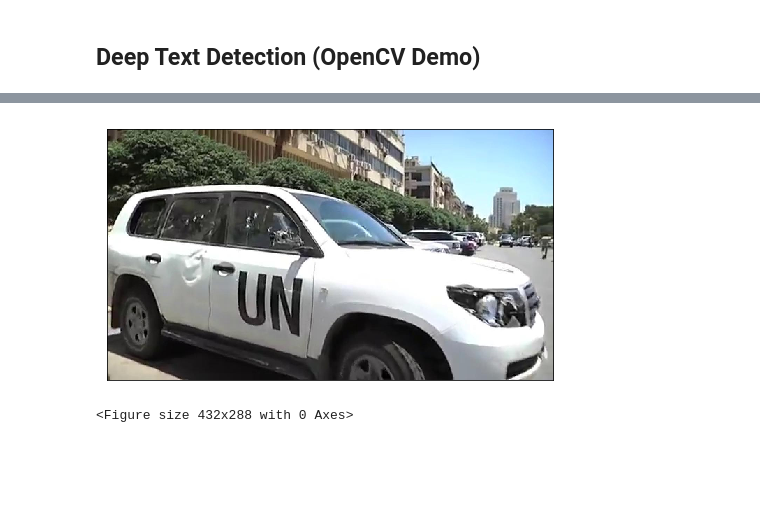
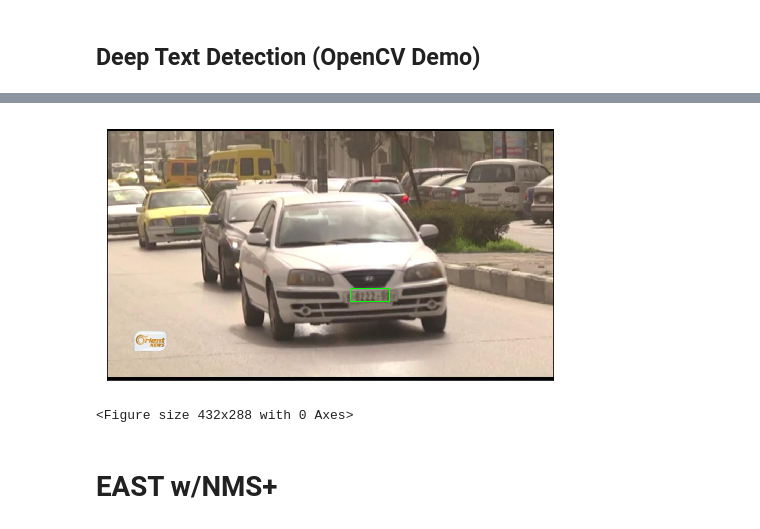
Before and after one commit to vframeio/_vframe_v0_archived, a Jupyter notebook: notebooks/text_detection/text_detection.ipynb, the cells around one changed output, grey strips where cells are left out. Saved outputs shown, nothing was run; the diff lists cells and outputs as text; code cells hidden in the pictures; blank space fills up the shorter version.

```diff
--- a/notebooks/text_detection/text_detection.ipynb
+++ b/notebooks/text_detection/text_detection.ipynb
@@ -68,20 +94,22 @@ import imutils
 from imutils.object_detection import non_max_suppression
 # %%
 fp_model = join(cfg.DIR_MODELS_TF, 'east', 'frozen_east_text_detection.pb')
-net = cv.dnn.readNetFromTensorflow(fp_model)
+net_east = cv.dnn.readNetFromTensorflow(fp_model)
 # %%
 layerNames = ["feature_fusion/Conv_7/Sigmoid", "feature_fusion/concat_3"]
 # %%
-# get random image
+## get random image
 fp_im_test = np.random.choice(im_test_list)
 # load
-im = cv.imread(fp_im_test)
-orig = im.copy()
+im_orig = cv.imread(fp_im_test)
+im = im_orig.copy()
+orig = im_orig.copy()
 (H, W) = im.shape[:2]
 
 # set the new width and height and then determine the ratio in change
 # for both the width and height
-(newW, newH) = (320, 320)
+# (newW, newH) = (320, 320)
+(newW, newH) = (32*10, 32*10)
 rW = W / float(newW)
 rH = H / float(newH)
 
@@ -92,8 +120,8 @@ im = cv.resize(im, (newW, newH))
 
 blob = cv.dnn.blobFromImage(im, 1.0, (W, H), (123.68, 116.78, 103.94), swapRB=True, crop=False)
 
-net.setInput(blob)
-(scores, geometry) = net.forward(layerNames)
+net_east.setInput(blob)
+(scores, geometry) = net_east.forward(layerNames)
 # inference
 
 (numRows, numCols) = scores.shape[2:4]
@@ -113,43 +141,41 @@ for y in range(0, numRows):
   anglesData = geometry[0, 4, y]
 
 
-# loop over the number of columns
-for x in range(0, numCols):
-  # if our score does not have sufficient probability, ignore it
-  if scoresData[x] < 0.5:
-    print('ignore: {}'.format(scoresData[x]))
-    continue
+  # loop over the number of columns
+  for x in range(0, numCols):
+    # if our score does not have sufficient probability, ignore it
+    if scoresData[x] < 0.75:
+      continue
 
-  # compute the offset factor as our resulting feature maps will
-  # be 4x smaller than the input image
-  (offsetX, offsetY) = (x * 4.0, y * 4.0)
+    # compute the offset factor as our resulting feature maps will
+    # be 4x smaller than the input image
+    (offsetX, offsetY) = (x * 4.0, y * 4.0)
 
-  # extract the rotation angle for the prediction and then
-  # compute the sin and cosine
-  angle = anglesData[x]
-  cos = np.cos(angle)
-  sin = np.sin(angle)
+    # extract the rotation angle for the prediction and then
+    # compute the sin and cosine
+    angle = anglesData[x]
+    cos = np.cos(angle)
+    sin = np.sin(angle)
 
-  # use the geometry volume to derive the width and height of
-  # the bounding box
-  h = xData0[x] + xData2[x]
-  w = xData1[x] + xData3[x]
+    # use the geometry volume to derive the width and height of
+    # the bounding box
+    h = xData0[x] + xData2[x]
+    w = xData1[x] + xData3[x]
 
-  # compute both the starting and ending (x, y)-coordinates for
-  # the text prediction bounding box
-  endX = int(offsetX + (cos * xData1[x]) + (sin * xData2[x]))
-  endY = int(offsetY - (sin * xData1[x]) + (cos * xData2[x]))
-  startX = int(endX - w)
-  startY = int(endY - h)
+    # compute both the starting and ending (x, y)-coordinates for
+    # the text prediction bounding box
+    endX = int(offsetX + (cos * xData1[x]) + (sin * xData2[x]))
+    endY = int(offsetY - (sin * xData1[x]) + (cos * xData2[x]))
+    startX = int(endX - w)
+    startY = int(endY - h)
 
-  # add the bounding box coordinates and probability score to
-  # our respective lists
-  rects.append((startX, startY, endX, endY))
-  confidences.append(scoresData[x])
+    # add the bounding box coordinates and probability score to
+    # our respective lists
+    rects.append((startX, startY, endX, endY))
+    confidences.append(scoresData[x])
 
 # apply non-maxima suppression to suppress weak, overlapping bounding
 # boxes
-print(rects)
 boxes = non_max_suppression(np.array(rects), probs=confidences)
 
 # loop over the bounding boxes
@@ -165,6 +191,5 @@ for (startX, startY, endX, endY) in boxes:
   # draw the bounding box on the image
   cv.rectangle(orig, (startX, startY), (endX, endY), (0, 255, 0), 2)
 
-
 imx.pltimg(orig, mode='bgr')
 # %% [output]
@@ -188,2 +197,4 @@ ignore: 6.402760277524067e-08
-[figure, old version]
+[figure, new version]
 <Figure size 432x288 with 0 Axes>
+# %% [markdown]
+# EAST w/NMS+
```
Also changed, not shown: parts of 10 cells of this notebook.
